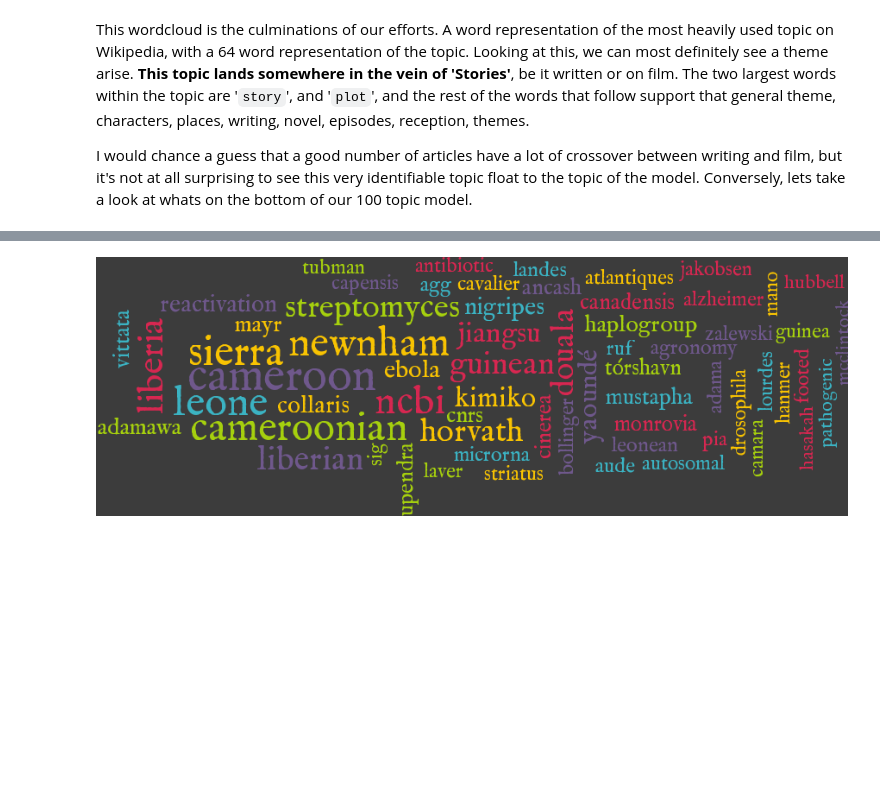
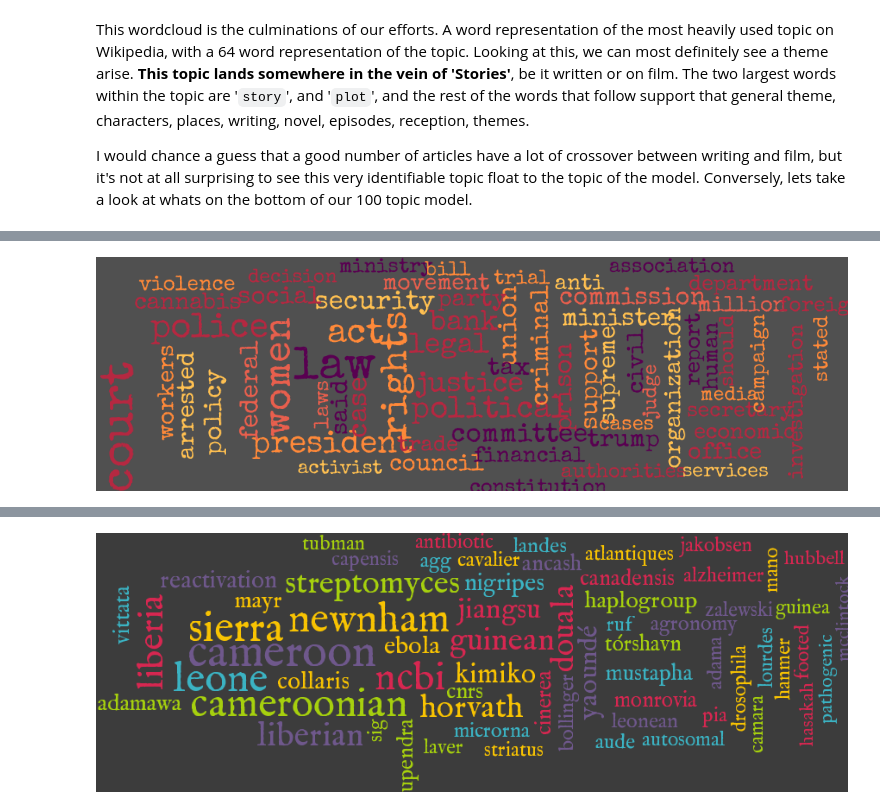
Before and after one commit to WhitneyOnTheWeb/JupyterNotebooks, a Jupyter notebook: Machine Learning/MachineLearningWithPythonCh4.ipynb, the cells around one changed output, grey strips where cells are left out. Cells and saved outputs as stored; diff of their text form; code cells hidden in the pictures; blank space fills up the shorter version.

```diff
--- a/Machine Learning/MachineLearningWithPythonCh4.ipynb
+++ b/Machine Learning/MachineLearningWithPythonCh4.ipynb
@@ -508,0 +520,10 @@ I would chance a guess that a good number of articles have a lot of crossover be
+# %%
+create_cloud('./{0}_top3topic.png'.format(name), df_wikitopics.loc[36, 'topics']
+             , fontname='Special Elite'
+             , colors=COLOR_SCHEMES['audacity']
+             , background=(80, 80, 80, 255)
+             , maxsize=50
+             , minsize=10)
+Image(filename='./{0}_top3topic.png'.format(name))
+# %% [output]
+[figure, added]
```
Also changed, not shown: parts of 13 cells of this notebook.
